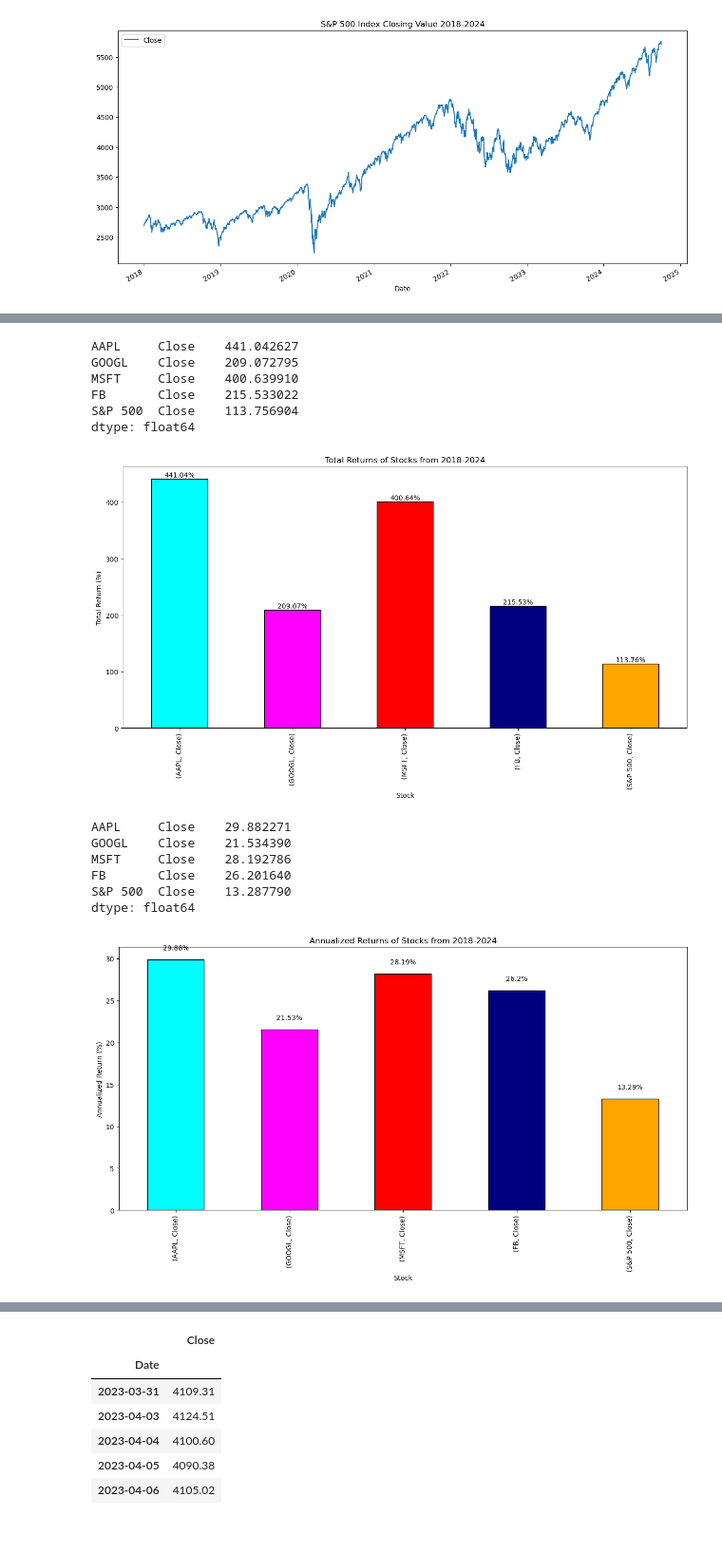
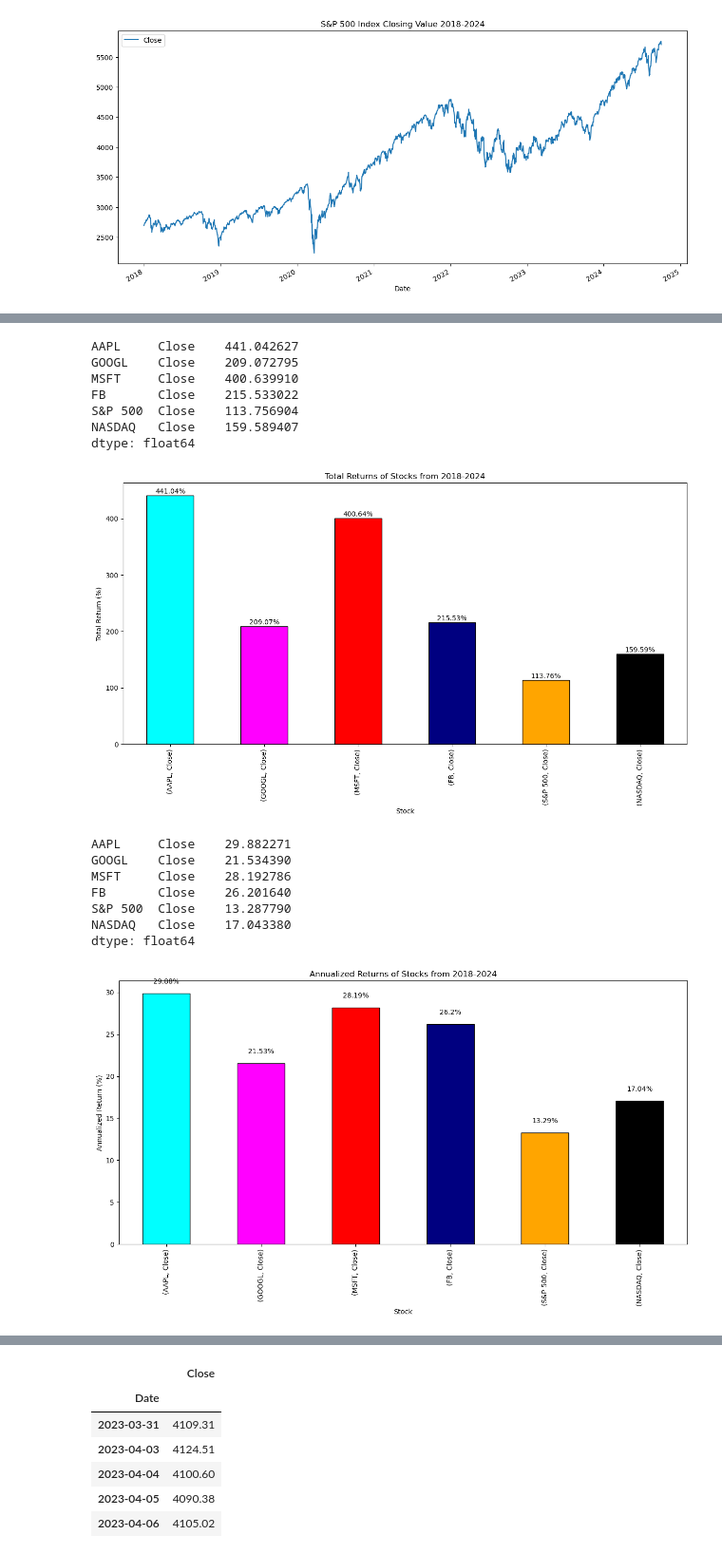
Before and after one commit to KingCam12/Project1_Group3, a Jupyter notebook: project1_group3.ipynb, the cells around one changed output, grey strips where cells are left out. Shown at 95% size. Cells and saved outputs as stored; diff of their text form; code cells hidden in the pictures.

Commit message:
Added NASDAQ Composite Index data and compared it with the other stock data.

```diff
--- a/project1_group3.ipynb
+++ b/project1_group3.ipynb
@@ -132,6 +150,7 @@ google_path = Path("GOOGL.csv")
 microsoft_path = Path("MSFT.csv")
 facebook_path = Path("META.csv")
 sp500_path = Path("sp500.csv")
+nasdaq_path = Path("NASDAQ.csv")
 # %%
 # Read stock data and index by date
 apple_data = pd.read_csv(apple_path, index_col="Date", parse_dates=True)
@@ -139,6 +158,7 @@ google_data = pd.read_csv(google_path, index_col="Date", parse_dates=True)
 microsoft_data = pd.read_csv(microsoft_path, index_col="Date", parse_dates=True)
 facebook_data = pd.read_csv(facebook_path, index_col="Date", parse_dates=True)
 sp500_data = pd.read_csv(sp500_path, index_col="Date", parse_dates=True)
+nasdaq_data = pd.read_csv(nasdaq_path, index_col="Date", parse_dates=True)
 # %%
 # Slice Apple data from 2018-01-01 to 2024-10-01
 apple_data_2018_2024 = apple_data.loc['2018-01-01':'2024-10-01']
@@ -248,3 +268,7 @@ x = plt.xlabel('Date')
 y = plt.ylabel('Stock Price, $')
 # %% [output]
 [figure]
+# %%
+# Slice NASDAQ data from 2018-01-01 to 2024-10-01
+nasdaq_data_2018_2024 = nasdaq_data.loc['2018-01-01':'2024-10-01']
+nasdaq_data_2018_2024
@@ -278,7 +317,7 @@ sp500_data_2018_2024.plot(title="S&P 500 Index Closing Value 2018-2024", figsize
 [figure]
 # %%
 # Join by Columns and add stock tocker as the key
-joined_data_cols = pd.concat([apple_data_2018_2024, google_data_2018_2024, microsoft_data_2018_2024, facebook_data_2018_2024, sp500_data_2018_2024], axis="columns", join="inner", keys=["AAPL", "GOOGL", "MSFT", "FB", "S&P 500"])
+joined_data_cols = pd.concat([apple_data_2018_2024, google_data_2018_2024, microsoft_data_2018_2024, facebook_data_2018_2024, sp500_data_2018_2024, nasdaq_data_2018_2024], axis="columns", join="inner", keys=["AAPL", "GOOGL", "MSFT", "FB", "S&P 500", "NASDAQ"])
 joined_data_cols
 # %% [output]
 |  | AAPL |  |  |  |  |  | GOOGL |  |  |  | ... | ... |
@@ -356,10 +397,11 @@ GOOGL    Close    209.072795
 MSFT     Close    400.639910
 FB       Close    215.533022
 S&P 500  Close    113.756904
+NASDAQ   Close    159.589407
 dtype: float64
 # %%
 # Chart histogram of total returns
-colors = ["cyan", "magenta", "red", "navy", "orange"]
+colors = ["cyan", "magenta", "red", "navy", "orange", "black"]
 total_returns.plot(kind="bar", title="Total Returns of Stocks from 2018-2024", color = colors, edgecolor='black', figsize=(15,7))
 plt.xlabel("Stock")
 plt.ylabel("Total Return (%)")
@@ -371,7 +413,7 @@ for i, v in enumerate(total_returns):
 # Show the plot
 plt.show()
 # %% [output]
-[figure, old version]
+[figure, new version]
 # %%
 # Calculate annualized average return for each stock from 2018-01-01 to 2024-09-30
 
@@ -383,20 +425,21 @@ GOOGL    Close    21.534390
 MSFT     Close    28.192786
 FB       Close    26.201640
 S&P 500  Close    13.287790
+NASDAQ   Close    17.043380
 dtype: float64
 # %%
 # Chart histogram of total returns
-colors = ["cyan", "magenta", "red", "navy", "orange"]
+colors = ["cyan", "magenta", "red", "navy", "orange", "black"]
 annualized_returns.plot(kind="bar", title="Annualized Returns of Stocks from 2018-2024", color = colors, edgecolor='black', figsize=(15,7))
 plt.xlabel("Stock")
 plt.ylabel("Annualized Return (%)")
 
 # Label each bar with the percentage return
 for i, v in enumerate(annualized_returns):
     plt.text(i, v + 1, str(round(v, 2)) + "%", ha='center', va='bottom')
 plt.show()
 # %% [output]
-[figure, old version]
+[figure, new version]
 # %%
 # Closing prices of all 4 stocks since 2023-03-31 (launch of Gemini - Google's AI bot)
 closing_prices = joined_data_cols.loc[:, pd.IndexSlice[:, "Close"]]
```
Also changed, not shown: parts of 41 cells of this notebook, 4 other files.
